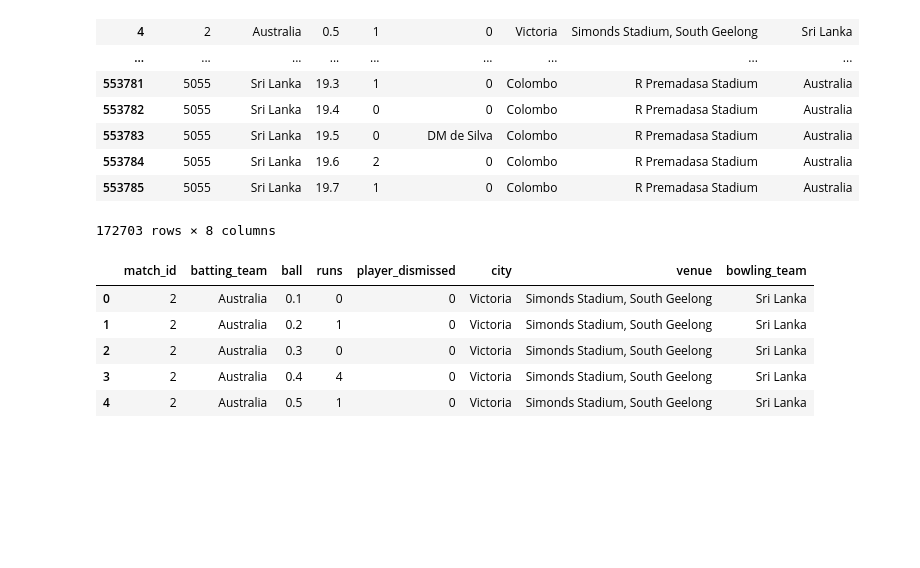
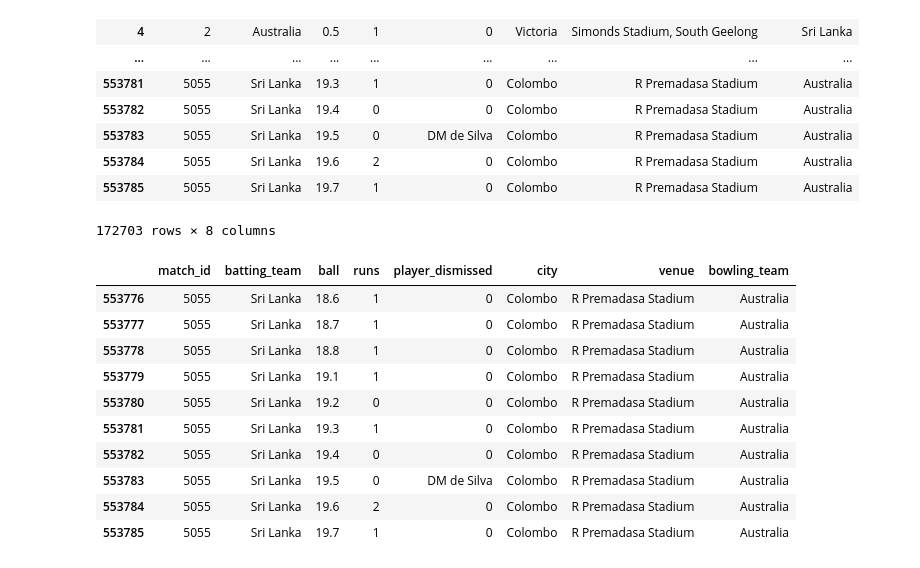
Before and after one commit to SanjaraT/WorldCup-Score-Predictor-ML-Model, a Jupyter notebook: ml_model.ipynb, the cells around one changed output. Cells and saved outputs as stored; diff of their text form; code cells hidden in the pictures; blank space fills up the shorter version.

```diff
--- a/ml_model.ipynb
+++ b/ml_model.ipynb
@@ -362,11 +362,16 @@ pickle.dump(delivery_df, open('dataset_level2.pkl', 'wb'))
 # %%
 import pickle
 matches = pickle.load(open('dataset_level2.pkl', 'rb'))
-matches.head()
+matches.tail(10)
 # %% [output]
 |  | match_id | batting_team | ball | runs | player_dismissed | city | venue | bowling_team |
-| 0 | 2 | Australia | 0.1 | 0 | 0 | Victoria | Simonds Stadium, South Geelong | Sri Lanka |
-| 1 | 2 | Australia | 0.2 | 1 | 0 | Victoria | Simonds Stadium, South Geelong | Sri Lanka |
-| 2 | 2 | Australia | 0.3 | 0 | 0 | Victoria | Simonds Stadium, South Geelong | Sri Lanka |
-| 3 | 2 | Australia | 0.4 | 4 | 0 | Victoria | Simonds Stadium, South Geelong | Sri Lanka |
-| 4 | 2 | Australia | 0.5 | 1 | 0 | Victoria | Simonds Stadium, South Geelong | Sri Lanka |
+| 553776 | 5055 | Sri Lanka | 18.6 | 1 | 0 | Colombo | R Premadasa Stadium | Australia |
+| 553777 | 5055 | Sri Lanka | 18.7 | 1 | 0 | Colombo | R Premadasa Stadium | Australia |
+| 553778 | 5055 | Sri Lanka | 18.8 | 1 | 0 | Colombo | R Premadasa Stadium | Australia |
+| 553779 | 5055 | Sri Lanka | 19.1 | 1 | 0 | Colombo | R Premadasa Stadium | Australia |
+| 553780 | 5055 | Sri Lanka | 19.2 | 0 | 0 | Colombo | R Premadasa Stadium | Australia |
+| 553781 | 5055 | Sri Lanka | 19.3 | 1 | 0 | Colombo | R Premadasa Stadium | Australia |
+| 553782 | 5055 | Sri Lanka | 19.4 | 0 | 0 | Colombo | R Premadasa Stadium | Australia |
+| 553783 | 5055 | Sri Lanka | 19.5 | 0 | DM de Silva | Colombo | R Premadasa Stadium | Australia |
+| 553784 | 5055 | Sri Lanka | 19.6 | 2 | 0 | Colombo | R Premadasa Stadium | Australia |
+| 553785 | 5055 | Sri Lanka | 19.7 | 1 | 0 | Colombo | R Premadasa Stadium | Australia |
```
Also changed, not shown: parts of 10 cells of this notebook.
